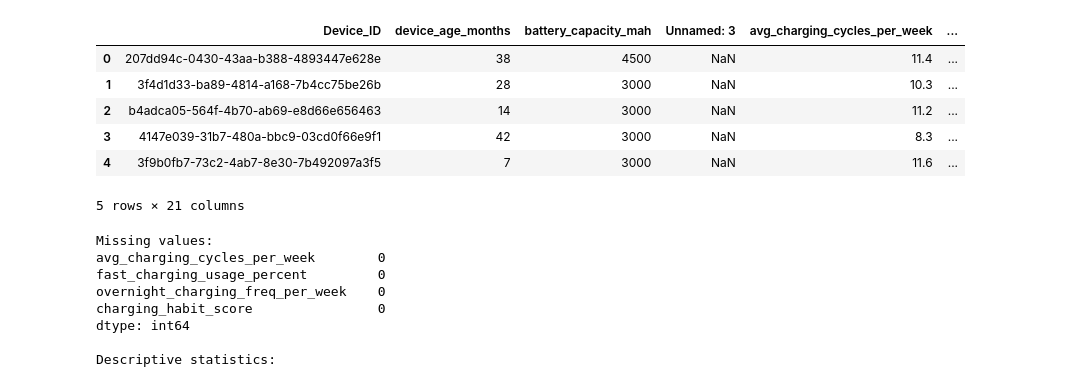
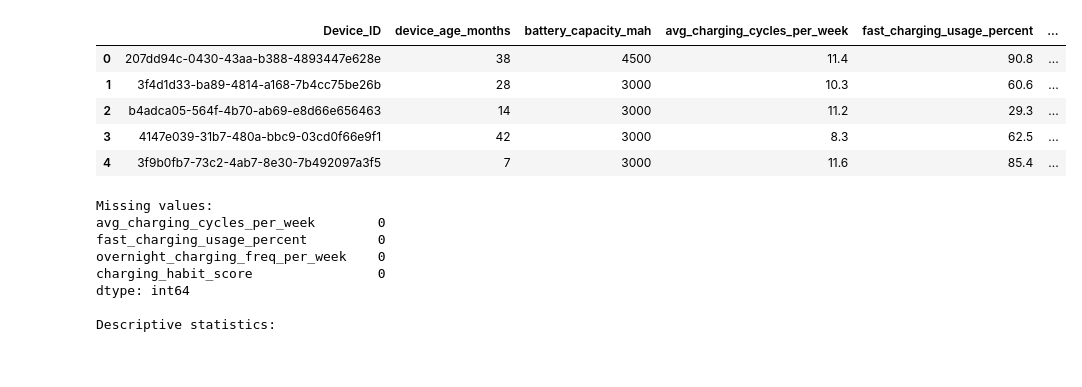
Before and after one commit to thonglim86-cloud/battery-health-project, a Jupyter notebook: charging analysis.ipynb, the cells around one changed output. Drawn from its saved outputs; the diff is of its cells as text; code cells hidden in the pictures.

```diff
--- a/charging analysis.ipynb
+++ b/charging analysis.ipynb
@@ -1,28 +1,28 @@
 # %%
 import pandas as pd
 import matplotlib.pyplot as plt
 
 features = pd.read_excel("smartphone_battery_features.xlsx")
 targets = pd.read_excel("smartphone_battery_targets.xlsx")
 
 data = features.merge(targets, on="Device_ID")
+data = data.loc[:, ~data.columns.str.contains("^Unnamed")]
 
 charging_vars = [
     "avg_charging_cycles_per_week",
     "fast_charging_usage_percent",
     "overnight_charging_freq_per_week",
     "charging_habit_score"
 ]
 
 data.head()
 # %% [output]
-|  | Device_ID | device_age_months | battery_capacity_mah | Unnamed: 3 | avg_charging_cycles_per_week | ... |
-| 0 | 207dd94c-0430-43aa-b388-4893447e628e | 38 | 4500 | NaN | 11.4 | ... |
-| 1 | 3f4d1d33-ba89-4814-a168-7b4cc75be26b | 28 | 3000 | NaN | 10.3 | ... |
-| 2 | b4adca05-564f-4b70-ab69-e8d66e656463 | 14 | 3000 | NaN | 11.2 | ... |
-| 3 | 4147e039-31b7-480a-bbc9-03cd0f66e9f1 | 42 | 3000 | NaN | 8.3 | ... |
-| 4 | 3f9b0fb7-73c2-4ab7-8e30-7b492097a3f5 | 7 | 3000 | NaN | 11.6 | ... |
+|  | Device_ID | device_age_months | battery_capacity_mah | avg_charging_cycles_per_week | fast_charging_usage_percent | ... |
+| 0 | 207dd94c-0430-43aa-b388-4893447e628e | 38 | 4500 | 11.4 | 90.8 | ... |
+| 1 | 3f4d1d33-ba89-4814-a168-7b4cc75be26b | 28 | 3000 | 10.3 | 60.6 | ... |
+| 2 | b4adca05-564f-4b70-ab69-e8d66e656463 | 14 | 3000 | 11.2 | 29.3 | ... |
+| 3 | 4147e039-31b7-480a-bbc9-03cd0f66e9f1 | 42 | 3000 | 8.3 | 62.5 | ... |
+| 4 | 3f9b0fb7-73c2-4ab7-8e30-7b492097a3f5 | 7 | 3000 | 11.6 | 85.4 | ... |
-5 rows × 21 columns
 # %%
 print("Missing values:")
 print(data[charging_vars].isnull().sum())
```
Also changed, not shown: parts of 3 cells of this notebook.
